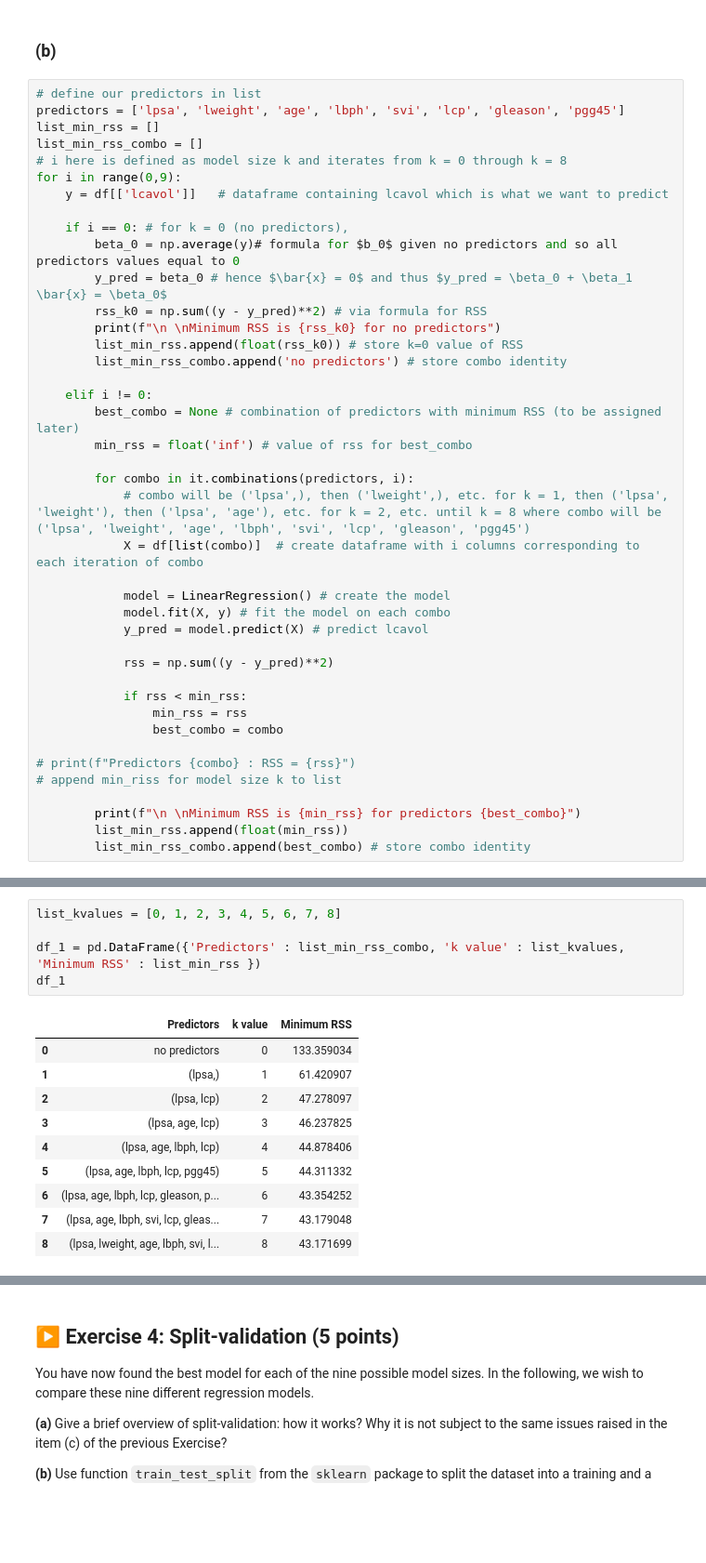
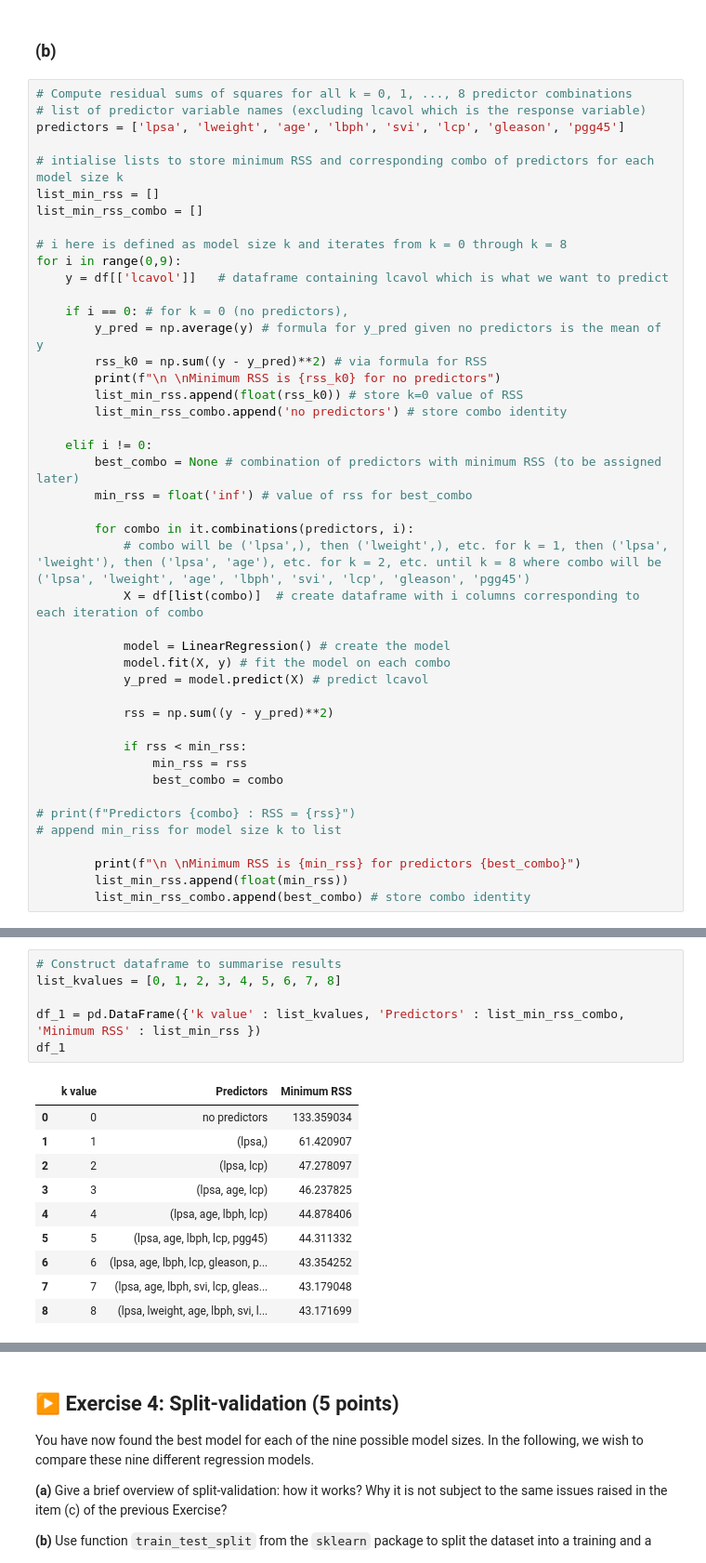
Before and after one commit to muneymo/isla2026-TP, a Jupyter notebook: TP1/TP1.ipynb, the cells around one changed output, grey strips where cells are left out. Shown at 93% size. Saved outputs shown, nothing was run; the diff lists cells and outputs as text; blank space fills up the shorter version.

```diff
--- a/TP1/TP1.ipynb
+++ b/TP1/TP1.ipynb
@@ -585,17 +597,20 @@ Minimum RSS is 47.27809728978648 for predictors ('lpsa', 'lcp')
 # %% [markdown]
 ### (b)
 # %%
-# define our predictors in list
+# Compute residual sums of squares for all k = 0, 1, ..., 8 predictor combinations
+# list of predictor variable names (excluding lcavol which is the response variable)
 predictors = ['lpsa', 'lweight', 'age', 'lbph', 'svi', 'lcp', 'gleason', 'pgg45']
+
+# intialise lists to store minimum RSS and corresponding combo of predictors for each model size k
 list_min_rss = []
 list_min_rss_combo = []
+
 # i here is defined as model size k and iterates from k = 0 through k = 8
 for i in range(0,9):
     y = df[['lcavol']]   # dataframe containing lcavol which is what we want to predict
 
     if i == 0: # for k = 0 (no predictors),
-        beta_0 = np.average(y)# formula for $b_0$ given no predictors and so all predictors values equal to 0
-        y_pred = beta_0 # hence $\bar{x} = 0$ and thus $y_pred = \beta_0 + \beta_1 \bar{x} = \beta_0$
+        y_pred = np.average(y) # formula for y_pred given no predictors is the mean of y
         rss_k0 = np.sum((y - y_pred)**2) # via formula for RSS
         print(f"\n \nMinimum RSS is {rss_k0} for no predictors")
         list_min_rss.append(float(rss_k0)) # store k=0 value of RSS
@@ -646,17 +661,18 @@ Minimum RSS is 43.17169918408334 for predictors ('lpsa', 'lweight', 'age', 'lbph
 # %%
+# Construct dataframe to summarise results
 list_kvalues = [0, 1, 2, 3, 4, 5, 6, 7, 8]
 
-df_1 = pd.DataFrame({'Predictors' : list_min_rss_combo, 'k value' : list_kvalues, 'Minimum RSS' : list_min_rss })
+df_1 = pd.DataFrame({'k value' : list_kvalues, 'Predictors' : list_min_rss_combo, 'Minimum RSS' : list_min_rss })
 df_1
 # %% [output]
-|  | Predictors | k value | Minimum RSS |
-| 0 | no predictors | 0 | 133.359034 |
-| 1 | (lpsa,) | 1 | 61.420907 |
-| 2 | (lpsa, lcp) | 2 | 47.278097 |
-| 3 | (lpsa, age, lcp) | 3 | 46.237825 |
-| 4 | (lpsa, age, lbph, lcp) | 4 | 44.878406 |
-| 5 | (lpsa, age, lbph, lcp, pgg45) | 5 | 44.311332 |
-| 6 | (lpsa, age, lbph, lcp, gleason, p... | 6 | 43.354252 |
-| 7 | (lpsa, age, lbph, svi, lcp, gleas... | 7 | 43.179048 |
-| 8 | (lpsa, lweight, age, lbph, svi, l... | 8 | 43.171699 |
+|  | k value | Predictors | Minimum RSS |
+| 0 | 0 | no predictors | 133.359034 |
+| 1 | 1 | (lpsa,) | 61.420907 |
+| 2 | 2 | (lpsa, lcp) | 47.278097 |
+| 3 | 3 | (lpsa, age, lcp) | 46.237825 |
+| 4 | 4 | (lpsa, age, lbph, lcp) | 44.878406 |
+| 5 | 5 | (lpsa, age, lbph, lcp, pgg45) | 44.311332 |
+| 6 | 6 | (lpsa, age, lbph, lcp, gleason, p... | 43.354252 |
+| 7 | 7 | (lpsa, age, lbph, svi, lcp, gleas... | 43.179048 |
+| 8 | 8 | (lpsa, lweight, age, lbph, svi, l... | 43.171699 |
 # %%
```
Also changed, not shown: parts of 20 cells of this notebook.
